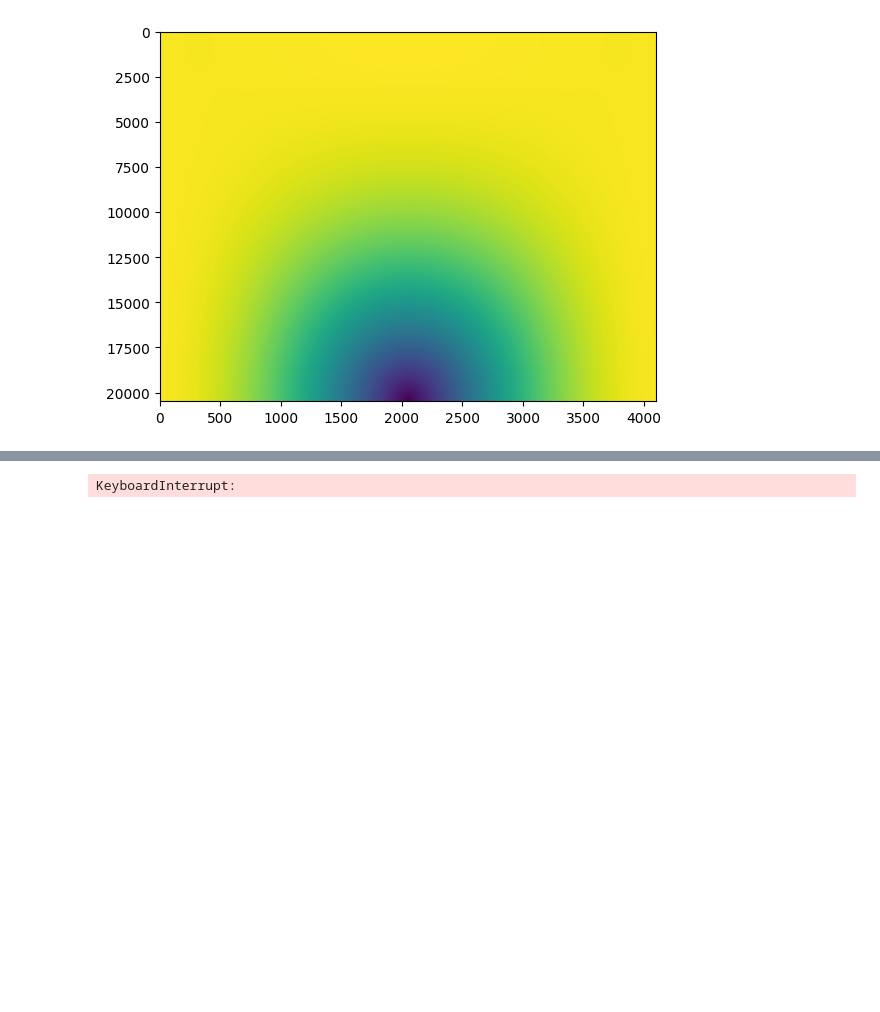
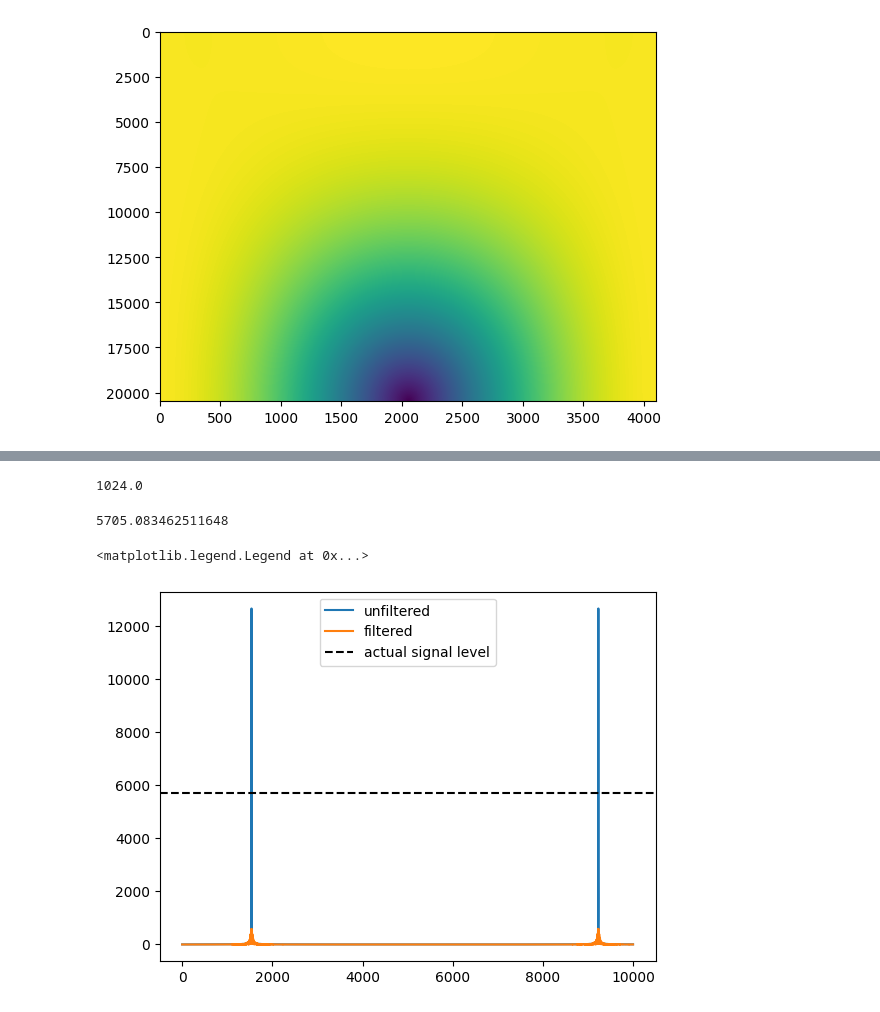
Before and after one commit to mohanagr/braindump, a Jupyter notebook: pfb playground.ipynb, the cells around one changed output, grey strips where cells are left out. Drawn from its saved outputs; the diff is of its cells as text; code cells hidden in the pictures; blank space fills up the shorter version.

```diff
--- a/pfb playground.ipynb
+++ b/pfb playground.ipynb
@@ -205,6 +153,28 @@ plt.plot(err)
+# %%
+np.sqrt(1024**2)
+# %% [output]
+1024.0
+# %%
+ps_signal = np.sqrt(np.mean((np.abs(np.fft.rfft(xx[to_cut*4096:to_cut*4096+1024**3]))**2)))
+# %%
+ps_signal
+# %% [output]
+5705.083462511648
 # %%
-errft=np.fft.rfft(err)
+errft=np.fft.rfft(err[:1024**3])
 ps=np.abs(errft)
 # plt.plot(ps)
-# %% [output]
-KeyboardInterrupt:
+# %%
+errft_unfilt=np.fft.rfft(err_unfilt[:1024**3])
+ps_unfilt=np.abs(errft_unfilt)
+# plt.plot(ps)
+# %%
+s=10000
+ds=10000
+plt.plot(ps_unfilt[s:s+ds],label='unfiltered')
+plt.plot(ps[s:s+ds],label='filtered')
+plt.axhline(ps_signal, ls='--',c='black',label='actual signal level')
+plt.legend()
+# %% [output]
+<matplotlib.legend.Legend at 0x...>
+[figure, added]
```
Also changed, not shown: parts of 38 cells of this notebook, 3 other files.
